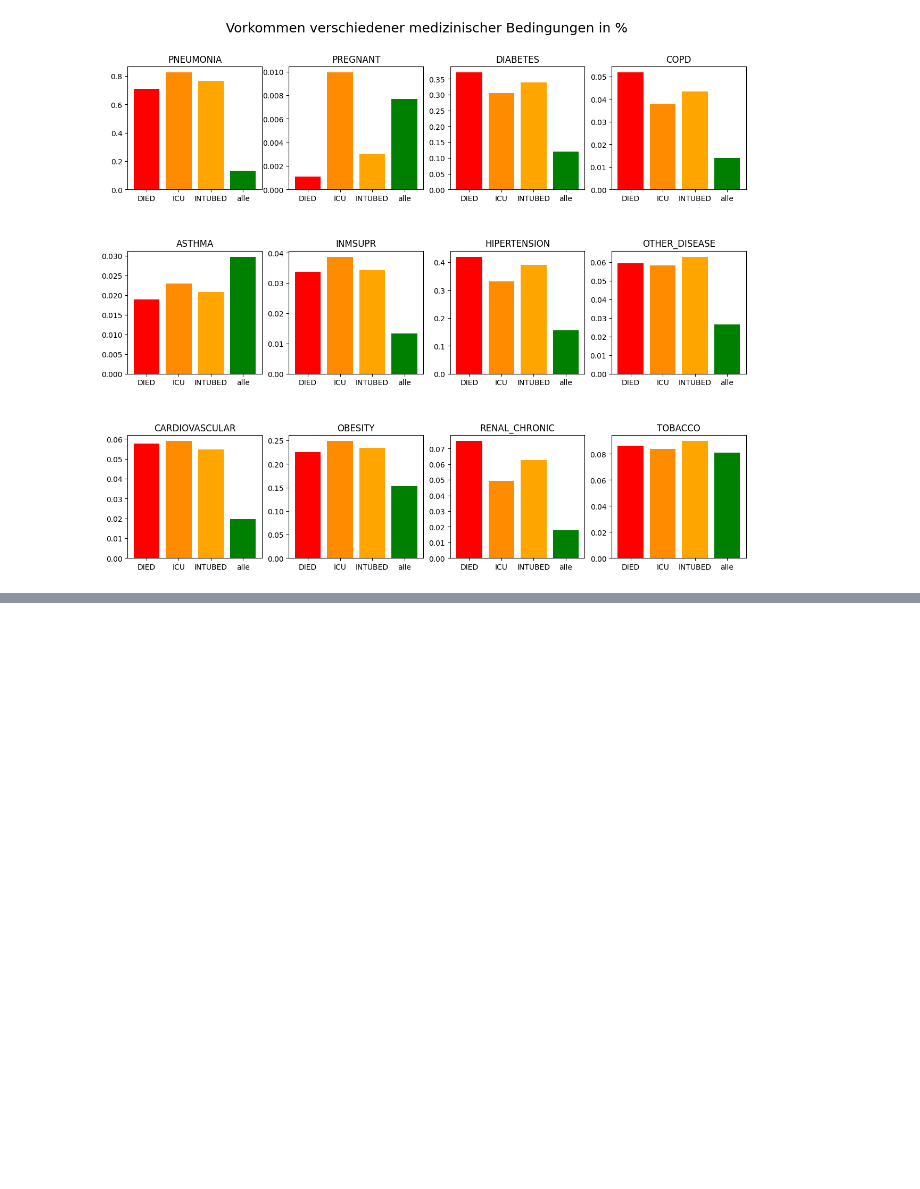
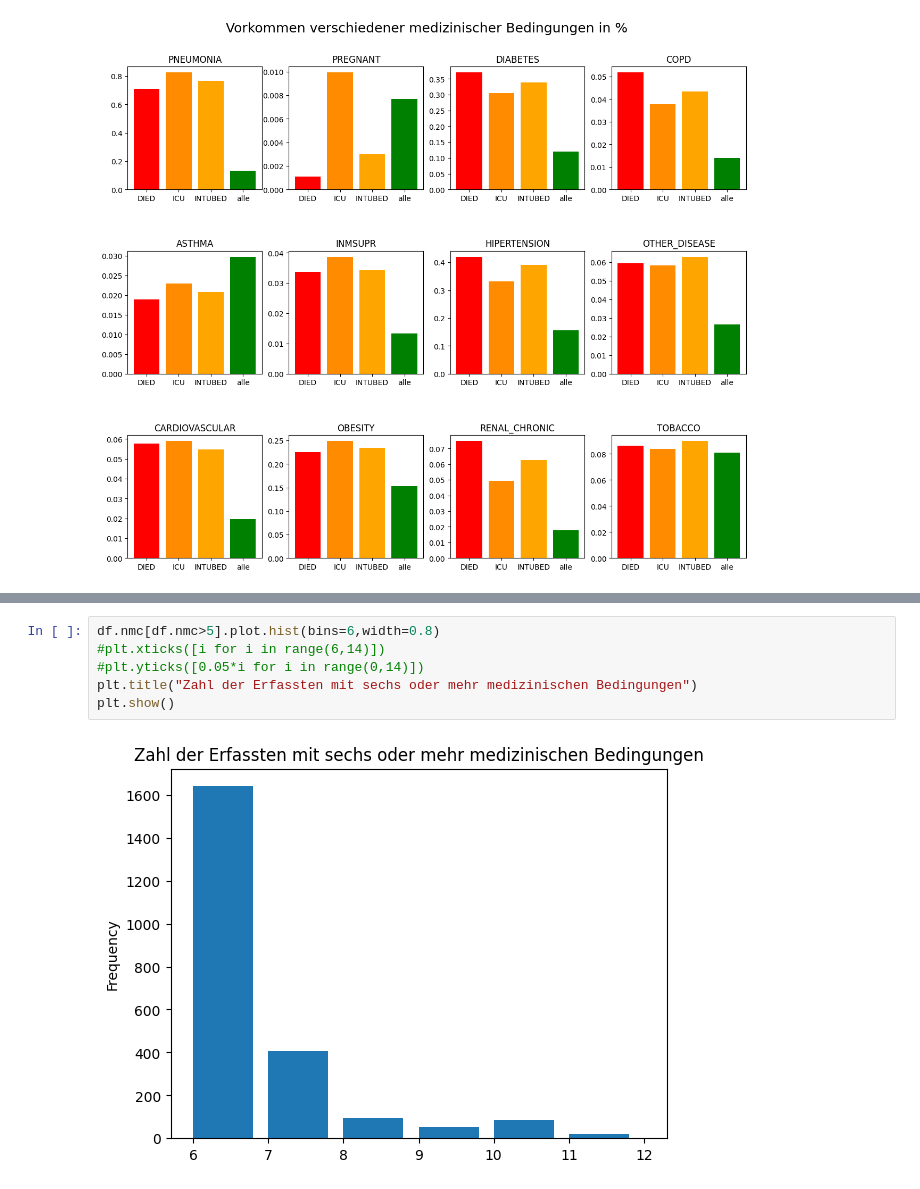
Before and after one commit to roink/covid-19-risiko-erkennung, a Jupyter notebook: notebooks/1.05-CK-Exploration.ipynb, the cells around one changed output, grey strips where cells are left out. Cells and saved outputs as stored; diff of their text form; blank space fills up the shorter version.

```diff
--- a/notebooks/1.05-CK-Exploration.ipynb
+++ b/notebooks/1.05-CK-Exploration.ipynb
@@ -149,0 +162,8 @@ plt.show()
+# %%
+df.nmc[df.nmc>5].plot.hist(bins=6,width=0.8)
+#plt.xticks([i for i in range(6,14)])
+#plt.yticks([0.05*i for i in range(0,14)])
+plt.title("Zahl der Erfassten mit sechs oder mehr medizinischen Bedingungen")
+plt.show()
+# %% [output]
+[figure, added]
```
Also changed, not shown: parts of 6 cells of this notebook.
